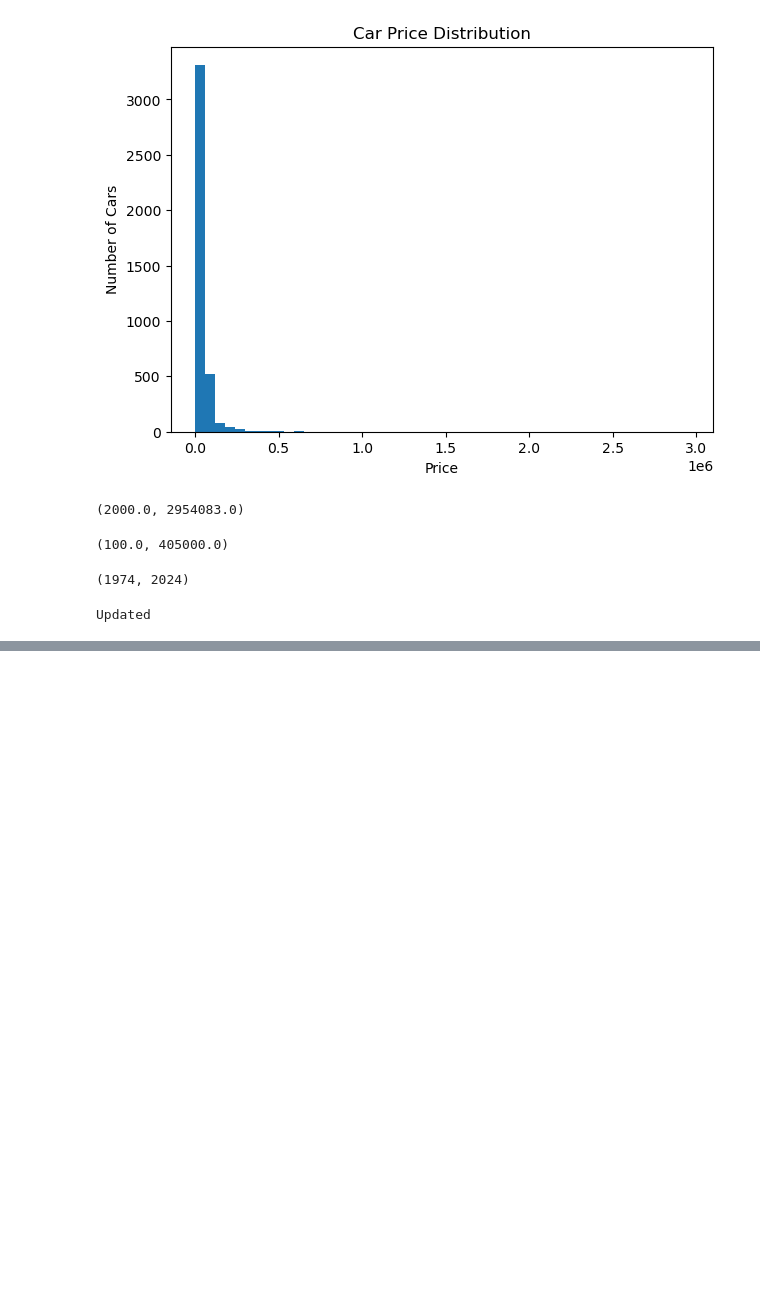
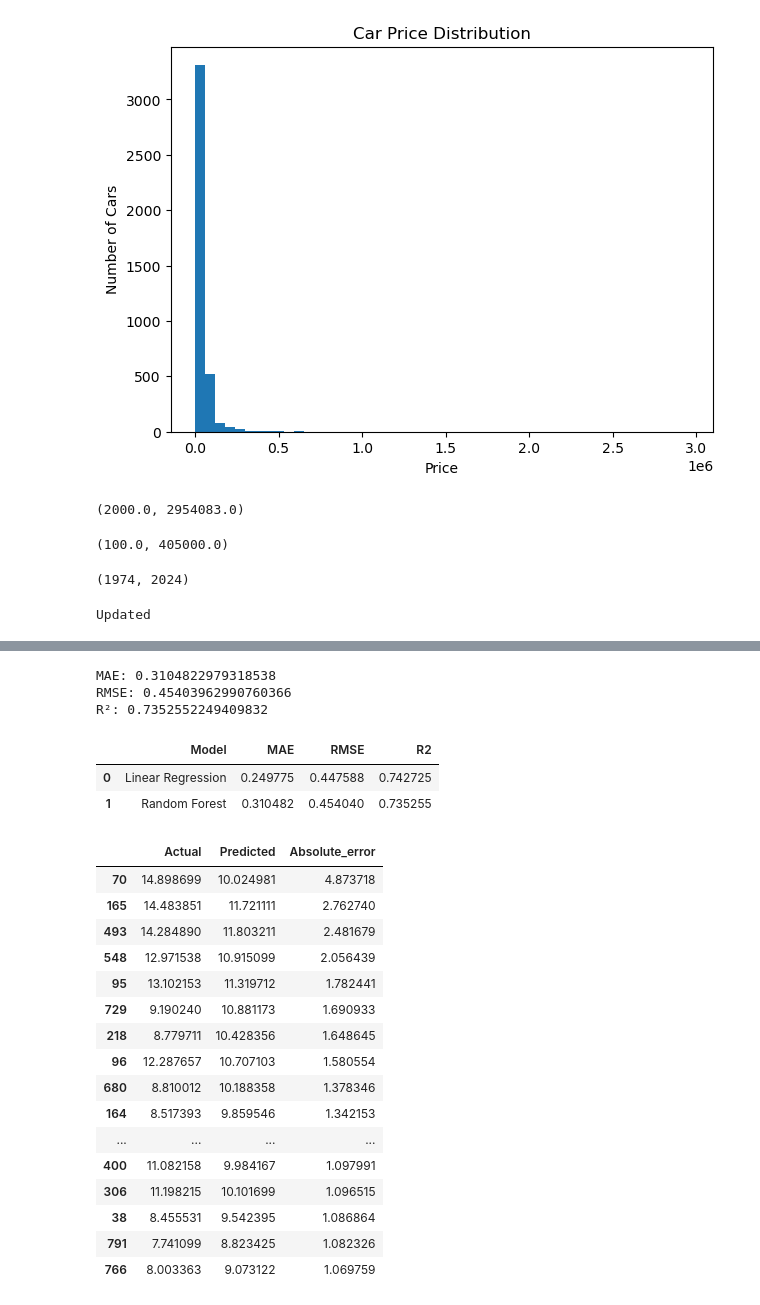
Before and after one commit to SayidMushtaQ/used-car-price-predictor, a Jupyter notebook: Notebook/Main.ipynb, the cells around one changed output, grey strips where cells are left out. Drawn from its saved outputs; the diff is of its cells as text; code cells hidden in the pictures; blank space fills up the shorter version.

```diff
--- a/Notebook/Main.ipynb
+++ b/Notebook/Main.ipynb
@@ -328,0 +421,2 @@ Updated
+# %%
+liner_model.fit(x_train,y_train)
@@ -328,0 +459,11 @@ Updated
+# %%
+rf_model = Pipeline([
+    ('preprocessor',preprocessor),
+    ('model',RandomForestRegressor(
+        n_estimators=300,
+        random_state=42,
+        n_jobs=-1
+    ))
+])
+# %%
+rf_model.fit(x_train,y_train)
@@ -328,0 +488,16 @@ Updated
+# %%
+rf_pred = rf_model.predict(x_test)
+# %%
+rf_mae = mean_absolute_error(y_test, rf_pred)
+
+rf_rmse = np.sqrt(mean_squared_error(y_test, rf_pred))
+
+rf_r2 = r2_score(y_test, rf_pred)
+
+print("MAE:", rf_mae)
+print("RMSE:", rf_rmse)
+print("R²:", rf_r2)
+# %% [output]
+MAE: 0.3104822979318538
+RMSE: 0.45403962990760366
+R²: 0.7352552249409832
@@ -328,0 +523,33 @@ Updated
+# %%
+results
+# %% [output]
+|  | Model | MAE | RMSE | R2 |
+| 0 | Linear Regression | 0.249775 | 0.447588 | 0.742725 |
+| 1 | Random Forest | 0.310482 | 0.454040 | 0.735255 |
+# %%
+comparion = pd.DataFrame({
+    'Actual': y_test.values,
+    'Predicted':rf_pred
+})
+comparion['Absolute_error'] = abs(
+    comparion['Actual']  - comparion['Predicted']
+)
+comparion.sort_values('Absolute_error',ascending=False).head(20)
+# %% [output]
+|  | Actual | Predicted | Absolute_error |
+| 70 | 14.898699 | 10.024981 | 4.873718 |
+| 165 | 14.483851 | 11.721111 | 2.762740 |
+| 493 | 14.284890 | 11.803211 | 2.481679 |
+| 548 | 12.971538 | 10.915099 | 2.056439 |
+| 95 | 13.102153 | 11.319712 | 1.782441 |
+| 729 | 9.190240 | 10.881173 | 1.690933 |
+| 218 | 8.779711 | 10.428356 | 1.648645 |
+| 96 | 12.287657 | 10.707103 | 1.580554 |
+| 680 | 8.810012 | 10.188358 | 1.378346 |
+| 164 | 8.517393 | 9.859546 | 1.342153 |
+| ... | ... | ... | ... |
+| 400 | 11.082158 | 9.984167 | 1.097991 |
+| 306 | 11.198215 | 10.101699 | 1.096515 |
+| 38 | 8.455531 | 9.542395 | 1.086864 |
+| 791 | 7.741099 | 8.823425 | 1.082326 |
+| 766 | 8.003363 | 9.073122 | 1.069759 |
```
Also changed, not shown: parts of 19 cells of this notebook, 1 other file.
